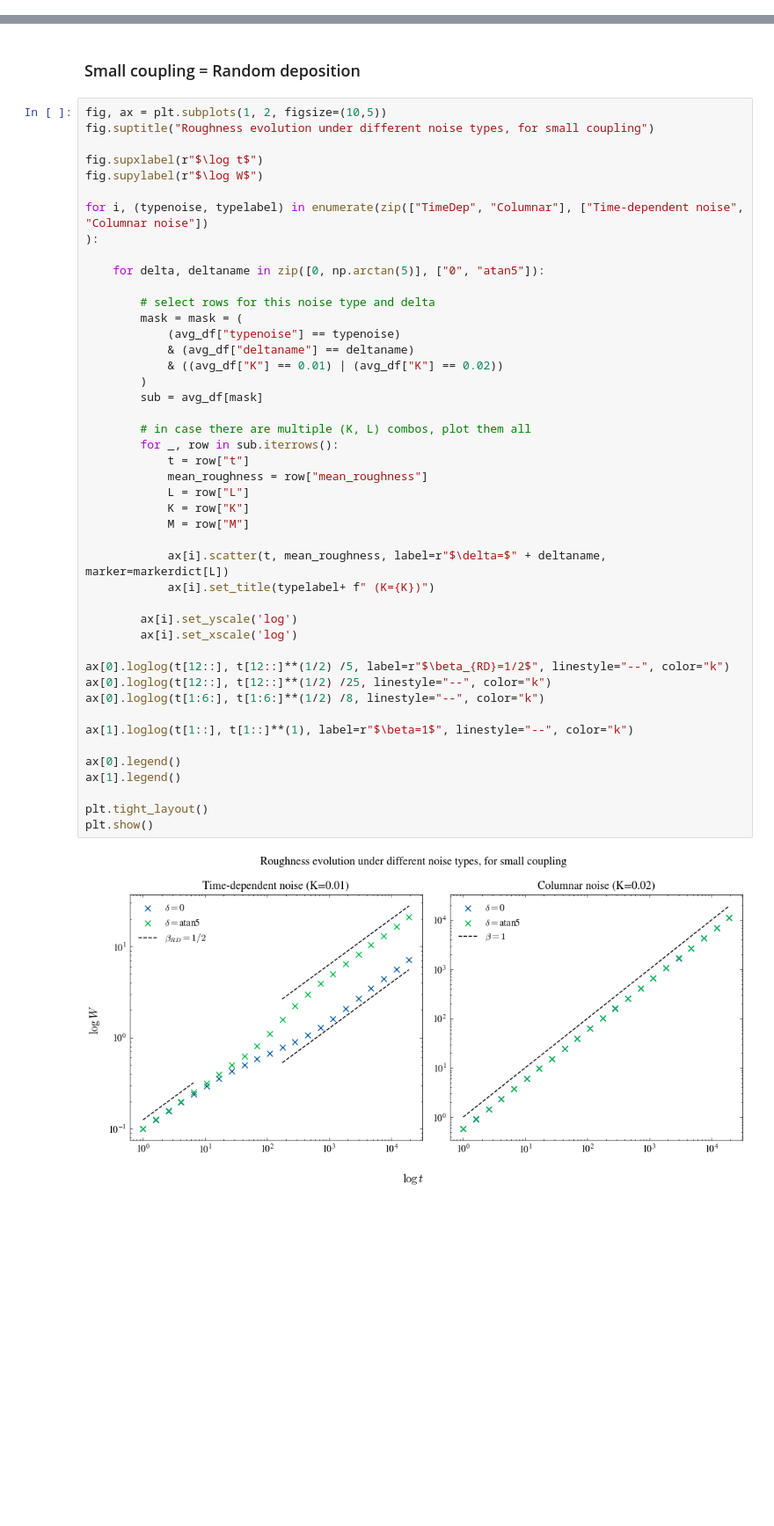
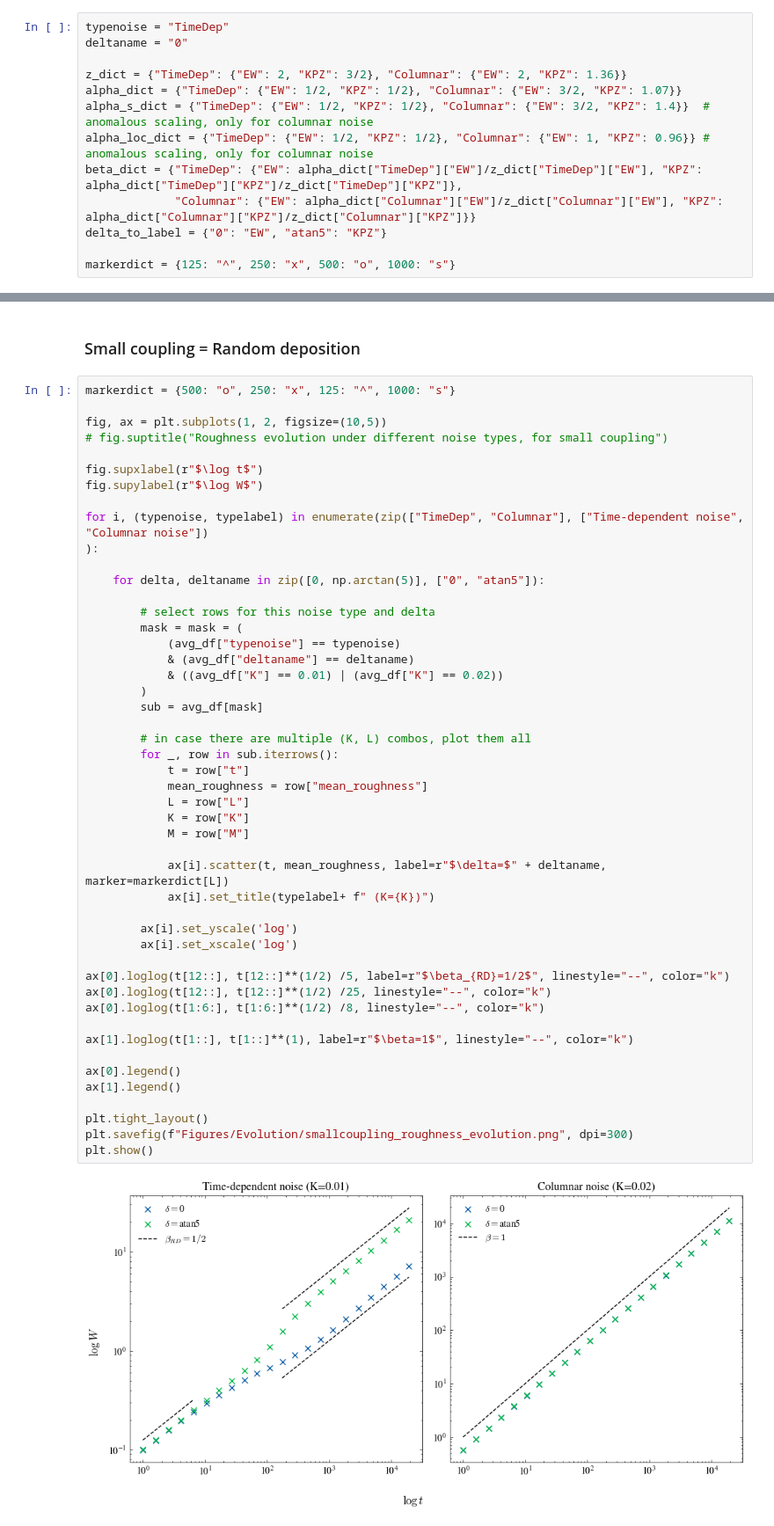
Before and after one commit to goznalo-git/RoughKuramoto, a Jupyter notebook: Notebooks_1D/2-Roughness.ipynb, the cells around one changed output, grey strips where cells are left out. Shown at 88% size. Drawn from its saved outputs; the diff is of its cells as text; blank space fills up the shorter version.

```diff
--- a/Notebooks_1D/2-Roughness.ipynb
+++ b/Notebooks_1D/2-Roughness.ipynb
@@ -289,0 +222,13 @@ plot_roughness_collapse(avg_df, T, tx, Ks=Ks)
+# %%
+typenoise = "TimeDep"
+deltaname = "0"
+
+z_dict = {"TimeDep": {"EW": 2, "KPZ": 3/2}, "Columnar": {"EW": 2, "KPZ": 1.36}}
+alpha_dict = {"TimeDep": {"EW": 1/2, "KPZ": 1/2}, "Columnar": {"EW": 3/2, "KPZ": 1.07}}
+alpha_s_dict = {"TimeDep": {"EW": 1/2, "KPZ": 1/2}, "Columnar": {"EW": 3/2, "KPZ": 1.4}}  # anomalous scaling, only for columnar noise
+alpha_loc_dict = {"TimeDep": {"EW": 1/2, "KPZ": 1/2}, "Columnar": {"EW": 1, "KPZ": 0.96}} # anomalous scaling, only for columnar noise
+beta_dict = {"TimeDep": {"EW": alpha_dict["TimeDep"]["EW"]/z_dict["TimeDep"]["EW"], "KPZ": alpha_dict["TimeDep"]["KPZ"]/z_dict["TimeDep"]["KPZ"]},
+             "Columnar": {"EW": alpha_dict["Columnar"]["EW"]/z_dict["Columnar"]["EW"], "KPZ": alpha_dict["Columnar"]["KPZ"]/z_dict["Columnar"]["KPZ"]}}
+delta_to_label = {"0": "EW", "atan5": "KPZ"}
+
+markerdict = {125: "^", 250: "x", 500: "o", 1000: "s"}
@@ -290,8 +344,10 @@ plot_roughness_collapse(avg_df, T, tx, Ks=Ks)
 # %% [markdown]
 ### Small coupling = Random deposition
 # %%
+markerdict = {500: "o", 250: "x", 125: "^", 1000: "s"}
+
 fig, ax = plt.subplots(1, 2, figsize=(10,5))
-fig.suptitle("Roughness evolution under different noise types, for small coupling")
+# fig.suptitle("Roughness evolution under different noise types, for small coupling")
 
 fig.supxlabel(r"$\log t$")
 fig.supylabel(r"$\log W$")
@@ -308,31 +364,32 @@ for i, (typenoise, typelabel) in enumerate(zip(["TimeDep", "Columnar"], ["Time-d
             & ((avg_df["K"] == 0.01) | (avg_df["K"] == 0.02))
         )
         sub = avg_df[mask]
 
         # in case there are multiple (K, L) combos, plot them all
         for _, row in sub.iterrows():
             t = row["t"]
             mean_roughness = row["mean_roughness"]
             L = row["L"]
             K = row["K"]
             M = row["M"]
 
             ax[i].scatter(t, mean_roughness, label=r"$\delta=$" + deltaname, marker=markerdict[L])
             ax[i].set_title(typelabel+ f" (K={K})")
 
         ax[i].set_yscale('log')
         ax[i].set_xscale('log')
 
 ax[0].loglog(t[12::], t[12::]**(1/2) /5, label=r"$\beta_{RD}=1/2$", linestyle="--", color="k")
 ax[0].loglog(t[12::], t[12::]**(1/2) /25, linestyle="--", color="k")
 ax[0].loglog(t[1:6:], t[1:6:]**(1/2) /8, linestyle="--", color="k")
 
 ax[1].loglog(t[1::], t[1::]**(1), label=r"$\beta=1$", linestyle="--", color="k")
 
 ax[0].legend()
 ax[1].legend()
 
 plt.tight_layout()
+plt.savefig(f"Figures/Evolution/smallcoupling_roughness_evolution.png", dpi=300)
 plt.show()
 # %% [output]
-[figure, old version]
+[figure, new version]
```
Also changed, not shown: parts of 8 cells of this notebook, 2 other files.
